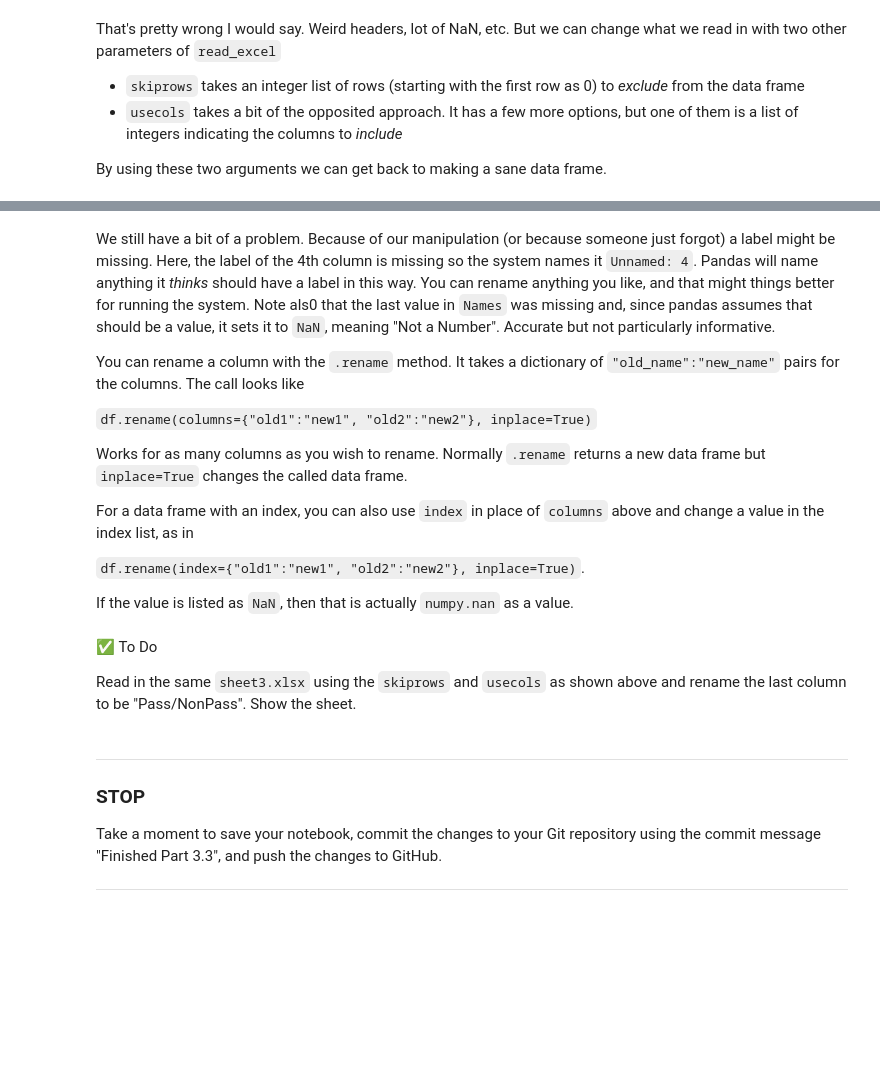
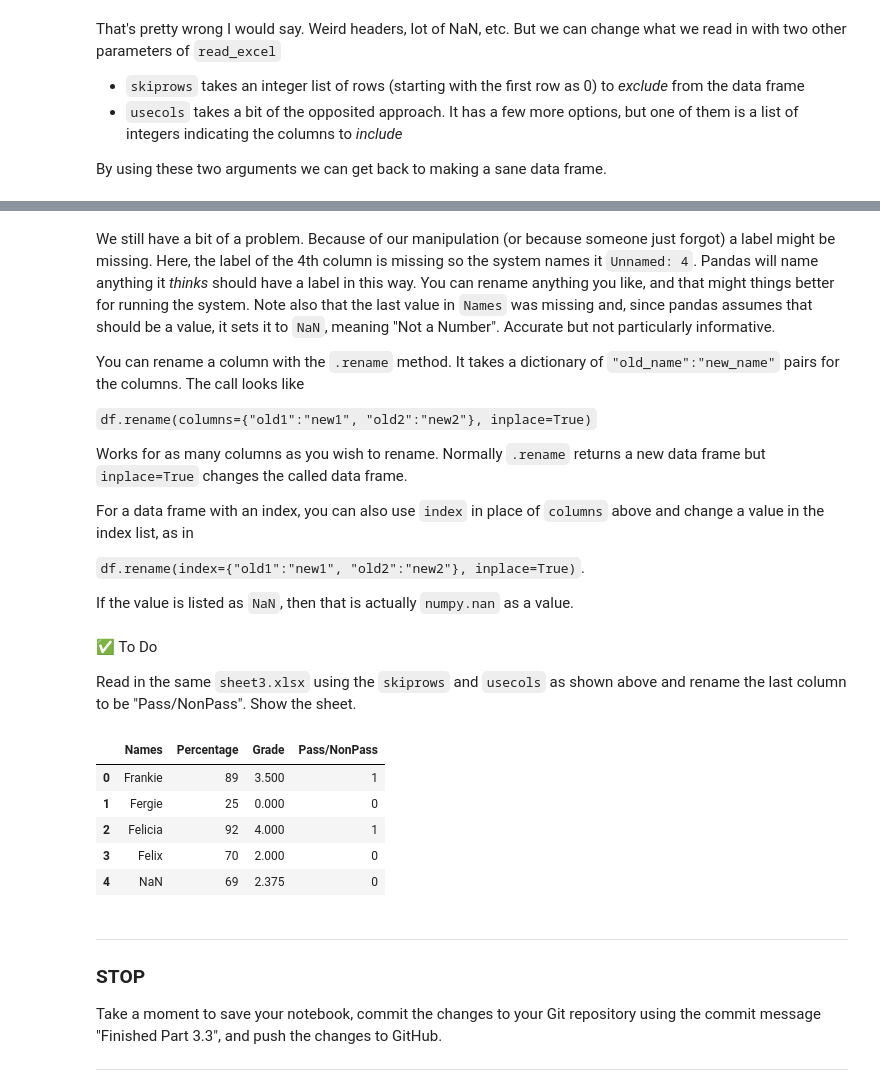
Before and after one commit to wiltand1/cmse_20, a Jupyter notebook: hw-01/HW-01_GitPracticeDebuggingAndMigrantFlow-STUDENT.ipynb, the cells around one changed output, grey strips where cells are left out. Saved outputs shown, nothing was run; the diff lists cells and outputs as text; code cells hidden in the pictures; blank space fills up the shorter version.

```diff
--- a/hw-01/HW-01_GitPracticeDebuggingAndMigrantFlow-STUDENT.ipynb
+++ b/hw-01/HW-01_GitPracticeDebuggingAndMigrantFlow-STUDENT.ipynb
@@ -308,5 +309,5 @@ df
 # %% [markdown]
-We still have a bit of a problem. Because of our manipulation (or because someone just forgot) a label might be missing. Here, the label of the 4th column is missing so the system names it `Unnamed: 4`. Pandas will name anything it *thinks* should have a label in this way. You can rename anything you like, and that might things better for running the system. Note als0 that the last value in `Names` was missing and, since pandas assumes that should be a value, it sets it to `NaN`, meaning "Not a Number". Accurate but not particularly informative.
+We still have a bit of a problem. Because of our manipulation (or because someone just forgot) a label might be missing. Here, the label of the 4th column is missing so the system names it `Unnamed: 4`. Pandas will name anything it *thinks* should have a label in this way. You can rename anything you like, and that might things better for running the system. Note also that the last value in `Names` was missing and, since pandas assumes that should be a value, it sets it to `NaN`, meaning "Not a Number". Accurate but not particularly informative.
 
 You can rename a column with the `.rename` method. It takes a dictionary of `"old_name":"new_name"` pairs for the columns. The call looks like
 
@@ -328,3 +327,16 @@ Read in the same `sheet3.xlsx` using the `skiprows` and `usecols` as shown above
+# %%
+# your code here
+import numpy as np
+df = pd.read_excel('sheet3.xlsx', skiprows=[0], usecols=[1,2,3,4])
+df.rename(columns={"Unnamed: 4": "Pass/NonPass"}, inplace=True)
+df
+# %% [output]
+|  | Names | Percentage | Grade | Pass/NonPass |
+| 0 | Frankie | 89 | 3.500 | 1 |
+| 1 | Fergie | 25 | 0.000 | 0 |
+| 2 | Felicia | 92 | 4.000 | 1 |
+| 3 | Felix | 70 | 2.000 | 0 |
+| 4 | NaN | 69 | 2.375 | 0 |
 # %% [markdown]
 ---
 ### STOP
```
Also changed, not shown: parts of 11 cells of this notebook.
